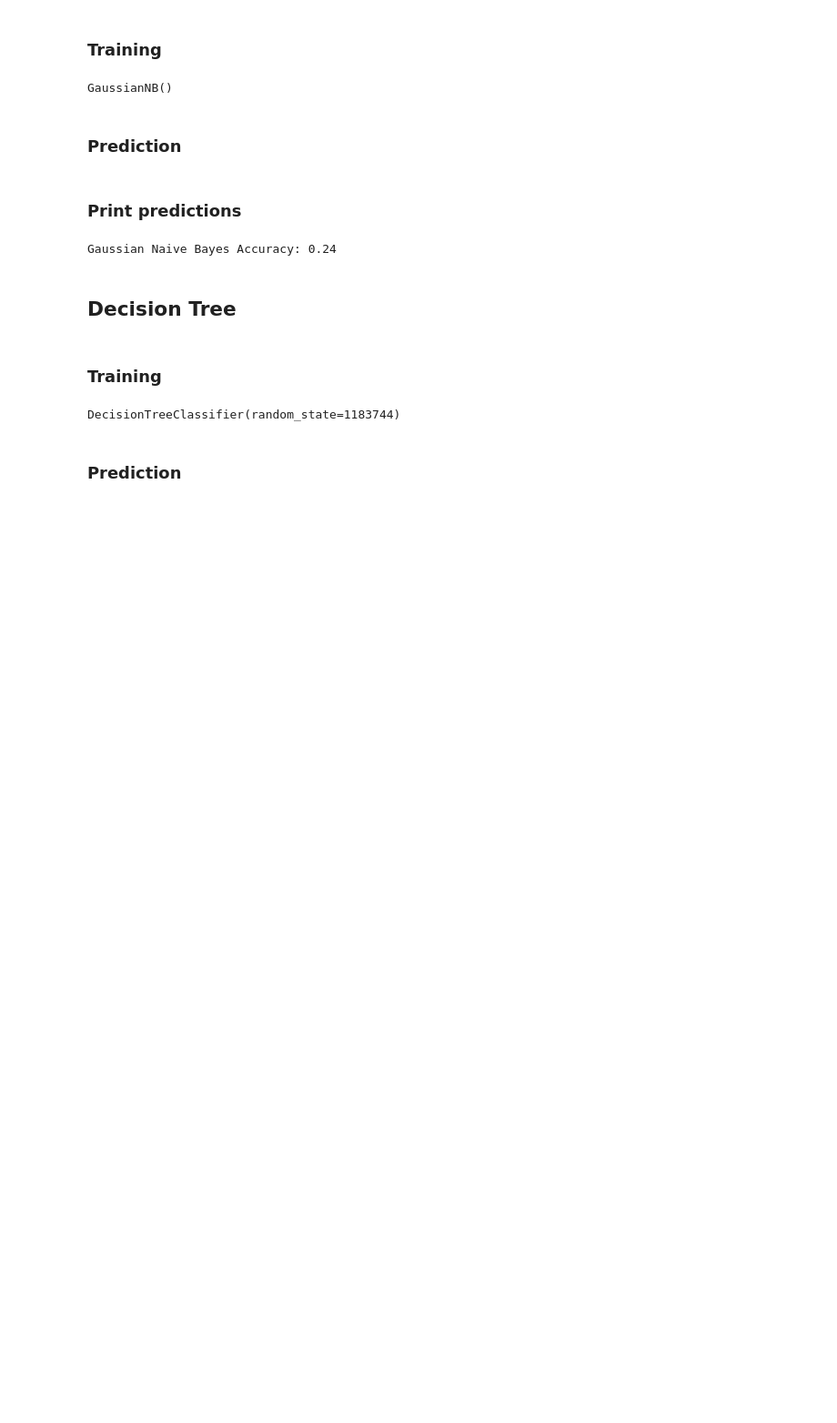
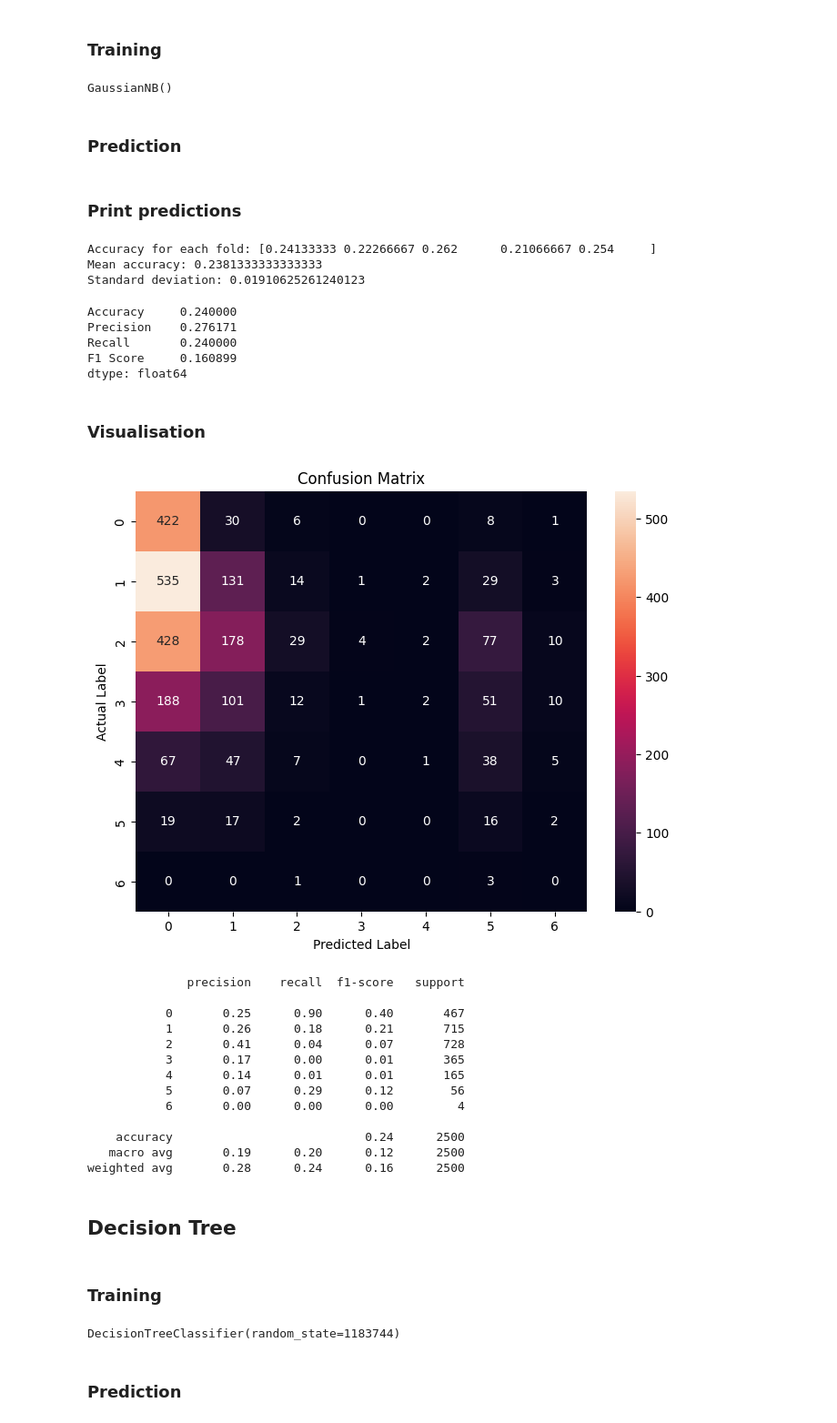
Before and after one commit to tobsel7/course-machine-learning-tuvienna, a Jupyter notebook: src/exercise1/loan.ipynb, the cells around one changed output. Shown at 91% size. Cells and saved outputs as stored; diff of their text form; code cells hidden in the pictures; blank space fills up the shorter version.

Commit message:
modified:   src/exercise1/loan.ipynb 	new file:   src/exercise1/predictions.csv 	modified:   src/exercise1/reviews.ipynb 	new file:   src/exercise1/submission.csv

```diff
--- a/src/exercise1/loan.ipynb
+++ b/src/exercise1/loan.ipynb
@@ -156,8 +234,15 @@ X_train.drop("policy_code", axis=1)
+# %%
+# Apply the conversion to each specified column
+for column in columns_to_convert:
+    if column in X_test.columns:  # Check if the column exists in the DataFrame
+        X_test[column] = X_test[column].map(conversion_dict)
 # %% [markdown]
 ## Map categorical values to string representations
 # %%
 #For clarification, what theses terms mean.
 X_train['initial_list_status'] = X_train['initial_list_status'].replace({'w': 'Whole loan', 'f': 'Fractional loan'})
+# %%
+X_test['initial_list_status'] = X_test['initial_list_status'].replace({'w': 'Whole loan', 'f': 'Fractional loan'})
 # %% [markdown]
 ## Show preprocessed data
 # %%
@@ -231,6 +333,10 @@ columns_to_scale = [
     'bc_open_to_buy',
     'bc_util'
 ]
+# %%
+# Drop the 'policy_code' column from X_train, X_valid, and X_test before applying transformations
+X_train = X_train.drop("policy_code", axis=1)
+X_test = X_test.drop("policy_code", axis=1)
 # %% [markdown]
 # Experiments
 # %% [markdown]
@@ -271,16 +351,18 @@ X_train, X_test, y_train, y_test = train_test_split(X, y, random_state=seed, shu
 # %%
+# Update the OneHotEncoder to ignore unknown categories
+category_encoder = OneHotEncoder(handle_unknown='ignore')
+
 column_transformer = make_column_transformer(
     (scaler, scale_features),
     (category_encoder, category_features),
     remainder="passthrough"
 )
 
-X_train_transformed = column_transformer.fit_transform(X_train)
+column_transformer.fit(X_train)
+
+# Transform the datasets
+X_train_transformed = column_transformer.transform(X_train)
 X_train = pd.DataFrame(X_train_transformed, columns=column_transformer.get_feature_names_out())
+
 X_test_transformed = column_transformer.transform(X_test)
 X_test = pd.DataFrame(X_test_transformed, columns=column_transformer.get_feature_names_out())
-
-label_encoder = LabelEncoder()
-
-# Fit label encoder and return encoded labels for y_train
-y_test_encoded = label_encoder.fit_transform(y_test.values.ravel())
@@ -356,12 +448,51 @@ GaussianNB()
 y_pred_gaussian_nb = gaussian_nb_classifier.predict(X_test)
 # %% [markdown]
 ### Print predictions
-# %%
-# Evaluate the classifier
-accuracy_gaussian_nb = accuracy_score(y_test_encoded, y_pred_gaussian_nb)
-print(f"Gaussian Naive Bayes Accuracy: {accuracy_gaussian_nb}")
-# %% [output]
-Gaussian Naive Bayes Accuracy: 0.24
+# %%
+scores_nb = cross_val_score(gaussian_nb_classifier, X_train, y_train_encoded, cv=5)
+
+print("Accuracy for each fold:", scores_nb)
+print("Mean accuracy:", scores_nb.mean())
+print("Standard deviation:", scores_nb.std())
+# %% [output]
+Accuracy for each fold: [0.24133333 0.22266667 0.262      0.21066667 0.254     ]
+Mean accuracy: 0.2381333333333333
+Standard deviation: 0.01910625261240123
+# %%
+calculate_performance_metrics(y_test_encoded,y_pred_gaussian_nb)
+# %% [output]
+Accuracy     0.240000
+Precision    0.276171
+Recall       0.240000
+F1 Score     0.160899
+dtype: float64
+# %% [markdown]
+### Visualisation
+# %%
+cm = confusion_matrix(y_test_encoded, y_pred_gaussian_nb)
+
+# Plot confusion matrix
+plt.figure(figsize=(8, 6))
+sns.heatmap(cm, annot=True, fmt="d")
+plt.title("Confusion Matrix")
+plt.ylabel('Actual Label')
+plt.xlabel('Predicted Label')
+plt.show()
+# %% [output]
+[figure, added]
+              precision    recall  f1-score   support
+
+           0       0.25      0.90      0.40       467
+           1       0.26      0.18      0.21       715
+           2       0.41      0.04      0.07       728
+           3       0.17      0.00      0.01       365
+           4       0.14      0.01      0.01       165
+           5       0.07      0.29      0.12        56
+           6       0.00      0.00      0.00         4
+
+    accuracy                           0.24      2500
+   macro avg       0.19      0.20      0.12      2500
+weighted avg       0.28      0.24      0.16      2500
 # %% [markdown]
 ## Decision Tree
 # %%
```
Also changed, not shown: parts of 41 cells of this notebook, 3 other files.
